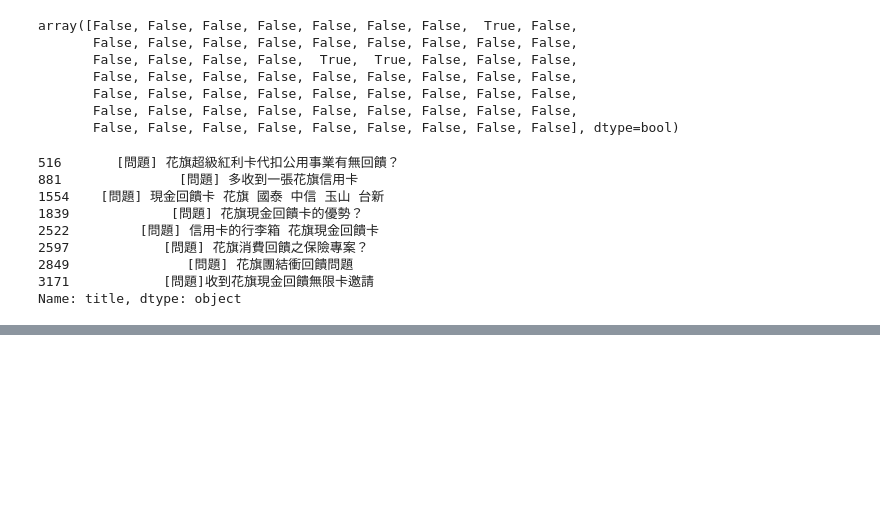
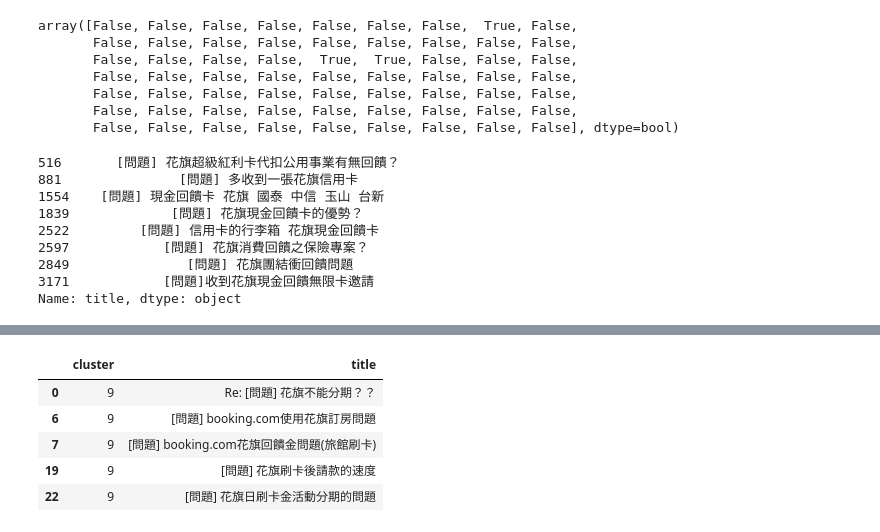
Before and after one commit to ywchiu/pyfintech, a Jupyter notebook: 20160807Demo.ipynb, the cells around one changed output, grey strips where cells are left out. Drawn from its saved outputs; the diff is of its cells as text; code cells hidden in the pictures; blank space fills up the shorter version.

```diff
--- a/20160807Demo.ipynb
+++ b/20160807Demo.ipynb
@@ -759,0 +807,9 @@ Name: title, dtype: object
+# %%
+citi[citi.cluster == 9]
+# %% [output]
+|  | cluster | title |
+| 0 | 9 | Re: [問題] 花旗不能分期？？ |
+| 6 | 9 | [問題] booking.com使用花旗訂房問題 |
+| 7 | 9 | [問題] booking.com花旗回饋金問題(旅館刷卡) |
+| 19 | 9 | [問題] 花旗刷卡後請款的速度 |
+| 22 | 9 | [問題] 花旗日刷卡金活動分期的問題 |
```
Also changed, not shown: parts of 7 cells of this notebook.
